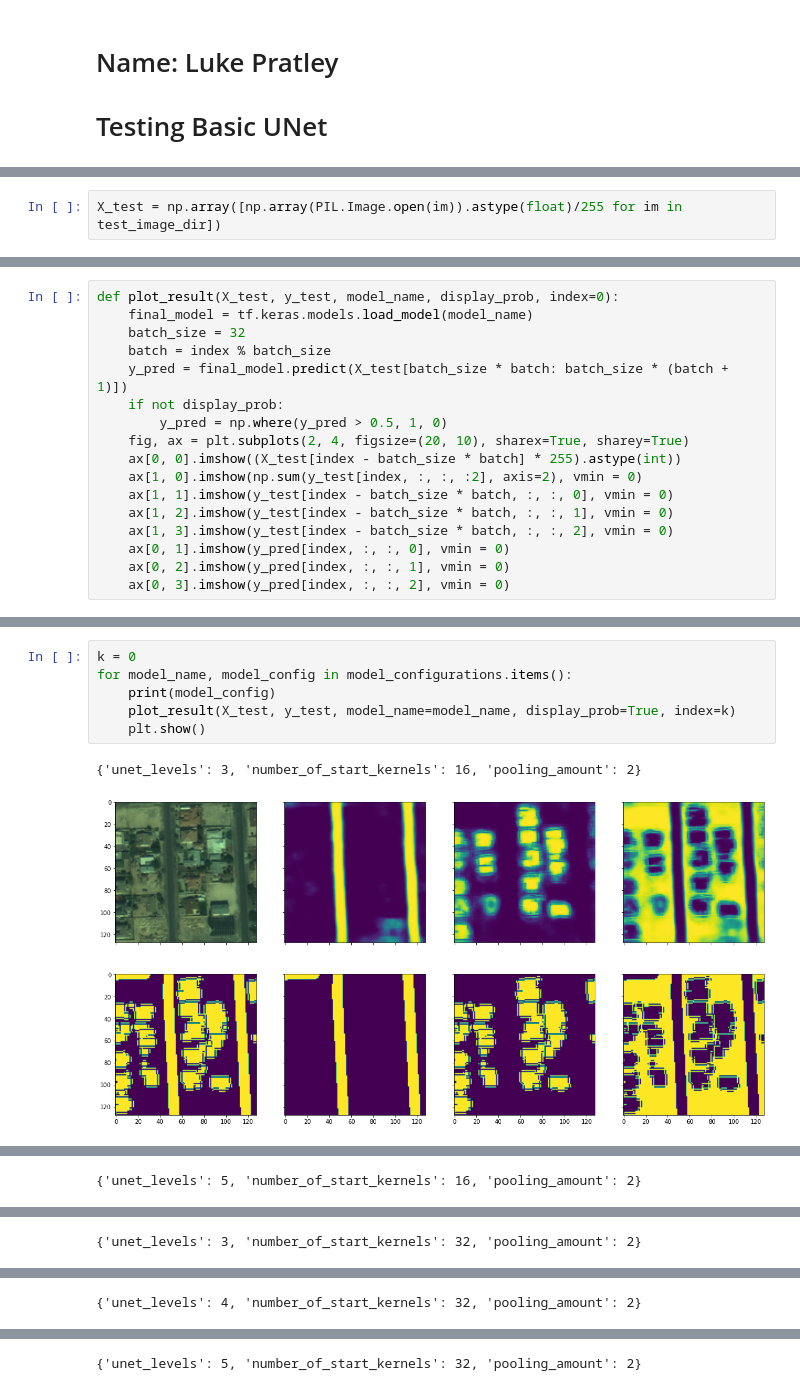
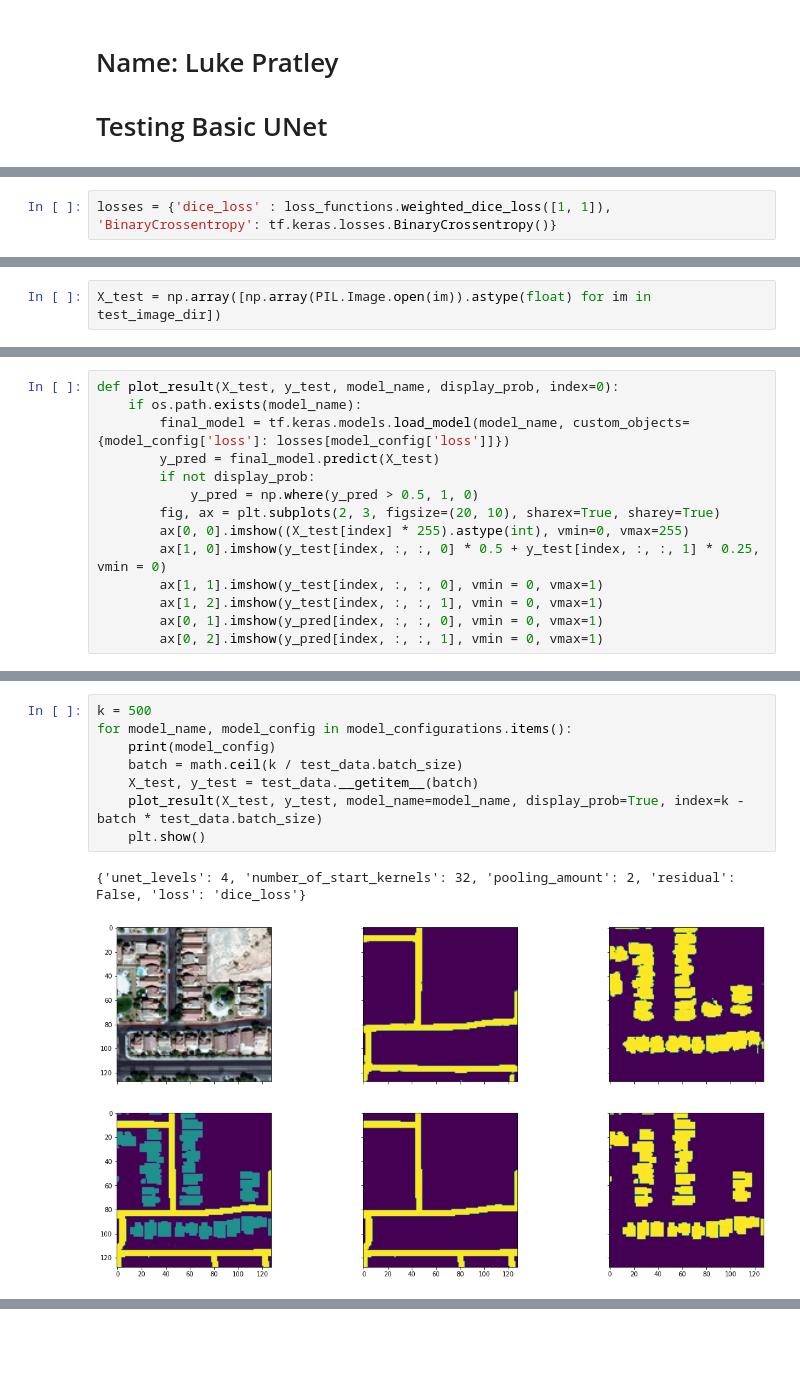
Before and after one commit to Luke-Pratley/building_road_segmentation, a Jupyter notebook: notebooks/basic_unet.ipynb, the cells around one changed output, grey strips where cells are left out. Cells and saved outputs as stored; diff of their text form; blank space fills up the shorter version.

```diff
--- a/notebooks/basic_unet.ipynb
+++ b/notebooks/basic_unet.ipynb
@@ -52,3 +50,5 @@ train_data = data_generator.READ_AND_AUGMENT_DATA(train_image_dir, train_mask_di
 test_data = data_generator.READ_DATA(test_image_dir, test_mask_dir, batch_size=128)
 # %% [output]
 [interactive output not drawn]
+# %%
+losses = {'dice_loss' : loss_functions.weighted_dice_loss([1, 1]), 'BinaryCrossentropy': tf.keras.losses.BinaryCrossentropy()}
@@ -135,6 +137,6 @@ EOFError: Ran out of input
 [interactive output not drawn]
 # %%
-X_test = np.array([np.array(PIL.Image.open(im)).astype(float)/255 for im in test_image_dir])
+X_test = np.array([np.array(PIL.Image.open(im)).astype(float) for im in test_image_dir])
 # %% [output]
 [interactive output not drawn]
 # %%
@@ -174,28 +163,27 @@ np.array([X_test[0]]).shape
 # %%
 def plot_result(X_test, y_test, model_name, display_prob, index=0):
-    final_model = tf.keras.models.load_model(model_name)
-    batch_size = 32
-    batch = index % batch_size
-    y_pred = final_model.predict(X_test[batch_size * batch: batch_size * (batch + 1)])
-    if not display_prob:
-        y_pred = np.where(y_pred > 0.5, 1, 0)
-    fig, ax = plt.subplots(2, 4, figsize=(20, 10), sharex=True, sharey=True)
-    ax[0, 0].imshow((X_test[index - batch_size * batch] * 255).astype(int))
-    ax[1, 0].imshow(np.sum(y_test[index, :, :, :2], axis=2), vmin = 0)
-    ax[1, 1].imshow(y_test[index - batch_size * batch, :, :, 0], vmin = 0)
-    ax[1, 2].imshow(y_test[index - batch_size * batch, :, :, 1], vmin = 0)
-    ax[1, 3].imshow(y_test[index - batch_size * batch, :, :, 2], vmin = 0)
-    ax[0, 1].imshow(y_pred[index, :, :, 0], vmin = 0)
-    ax[0, 2].imshow(y_pred[index, :, :, 1], vmin = 0)
-    ax[0, 3].imshow(y_pred[index, :, :, 2], vmin = 0)
+    if os.path.exists(model_name):
+        final_model = tf.keras.models.load_model(model_name, custom_objects={model_config['loss']: losses[model_config['loss']]})
+        y_pred = final_model.predict(X_test)
+        if not display_prob:
+            y_pred = np.where(y_pred > 0.5, 1, 0)
+        fig, ax = plt.subplots(2, 3, figsize=(20, 10), sharex=True, sharey=True)
+        ax[0, 0].imshow((X_test[index] * 255).astype(int), vmin=0, vmax=255)
+        ax[1, 0].imshow(y_test[index, :, :, 0] * 0.5 + y_test[index, :, :, 1] * 0.25, vmin = 0)
+        ax[1, 1].imshow(y_test[index, :, :, 0], vmin = 0, vmax=1)
+        ax[1, 2].imshow(y_test[index, :, :, 1], vmin = 0, vmax=1)
+        ax[0, 1].imshow(y_pred[index, :, :, 0], vmin = 0, vmax=1)
+        ax[0, 2].imshow(y_pred[index, :, :, 1], vmin = 0, vmax=1)
 # %% [output]
 [interactive output not drawn]
 # %%
-k = 0
+k = 500
 for model_name, model_config in model_configurations.items():
     print(model_config)
-    plot_result(X_test, y_test, model_name=model_name, display_prob=True, index=k)
+    batch = math.ceil(k / test_data.batch_size)
+    X_test, y_test = test_data.__getitem__(batch)
+    plot_result(X_test, y_test, model_name=model_name, display_prob=True, index=k - batch * test_data.batch_size)
     plt.show()
 # %% [output]
-{'unet_levels': 3, 'number_of_start_kernels': 16, 'pooling_amount': 2}
+{'unet_levels': 4, 'number_of_start_kernels': 32, 'pooling_amount': 2, 'residual': False, 'loss': 'dice_loss'}
-[figure, old version]
+[figure, new version]
@@ -204 +196,0 @@ for model_name, model_config in model_configurations.items():
-{'unet_levels': 5, 'number_of_start_kernels': 16, 'pooling_amount': 2}
@@ -206 +196,0 @@ for model_name, model_config in model_configurations.items():
-{'unet_levels': 3, 'number_of_start_kernels': 32, 'pooling_amount': 2}
@@ -208 +196,0 @@ for model_name, model_config in model_configurations.items():
-{'unet_levels': 4, 'number_of_start_kernels': 32, 'pooling_amount': 2}
@@ -210 +196,0 @@ for model_name, model_config in model_configurations.items():
-{'unet_levels': 5, 'number_of_start_kernels': 32, 'pooling_amount': 2}
```
Also changed, not shown: parts of 9 cells of this notebook, 2 other files.
